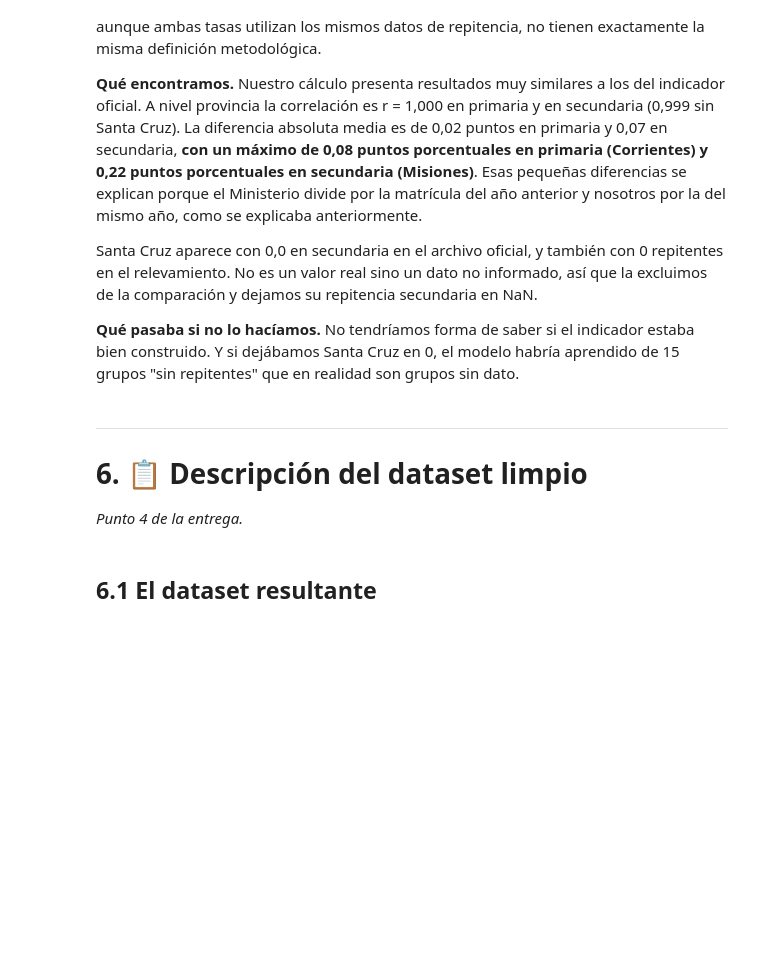
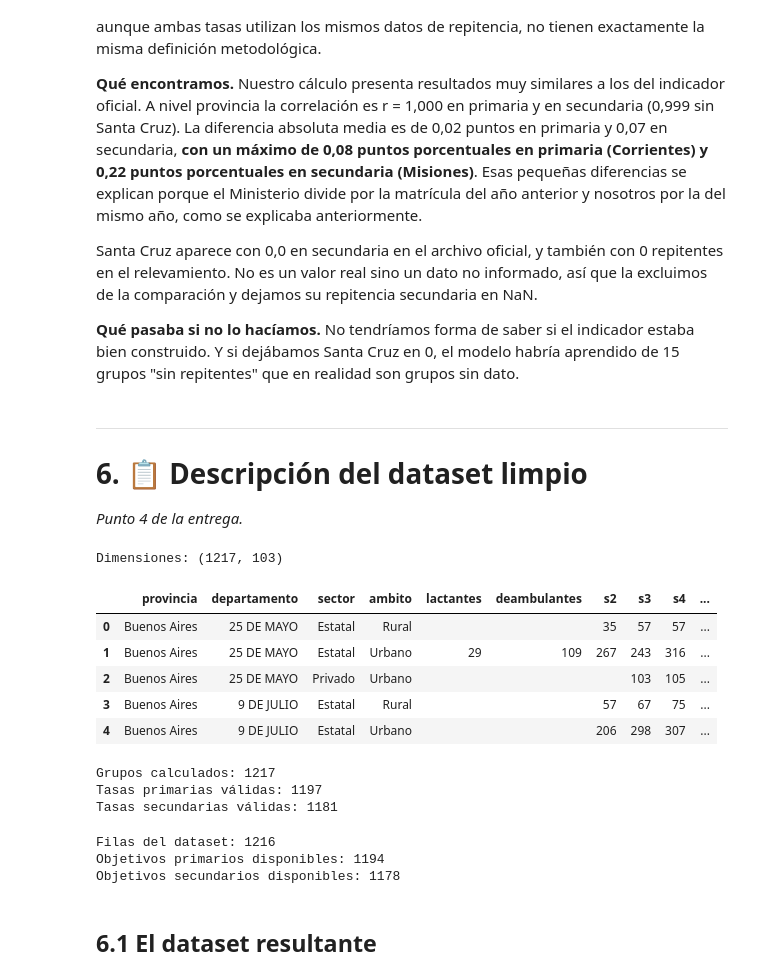
Before and after one commit to ju4n1t0x/repitencia_educacional, a Jupyter notebook: TRABAJO_APREN_AUTOMATICO_completo.ipynb, the cells around one changed output. Saved outputs shown, nothing was run; the diff lists cells and outputs as text; code cells hidden in the pictures; blank space fills up the shorter version.

```diff
--- a/TRABAJO_APREN_AUTOMATICO_completo.ipynb
+++ b/TRABAJO_APREN_AUTOMATICO_completo.ipynb
@@ -2332,6 +2332,84 @@ Santa Cruz aparece con 0,0 en secundaria en el archivo oficial, y también con 0
 # 6. 📋 Descripción del dataset limpio
 
 *Punto 4 de la entrega.*
+# %%
+# Cargar matrícula 2025
+df_matriculas_2025 = pd.read_csv(
+    "datasets_crudos/2025 Matricula - agregada.csv",
+    sep=";"
+)
+
+print("Dimensiones:", df_matriculas_2025.shape)
+display(df_matriculas_2025.head())
+# %% [output]
+Dimensiones: (1217, 103)
+|  | provincia | departamento | sector | ambito | lactantes | deambulantes | s2 | s3 | s4 | ... |
+| 0 | Buenos Aires | 25 DE MAYO | Estatal | Rural |  |  | 35 | 57 | 57 | ... |
+| 1 | Buenos Aires | 25 DE MAYO | Estatal | Urbano | 29 | 109 | 267 | 243 | 316 | ... |
+| 2 | Buenos Aires | 25 DE MAYO | Privado | Urbano |  |  |  | 103 | 105 | ... |
+| 3 | Buenos Aires | 9 DE JULIO | Estatal | Rural |  |  | 57 | 67 | 75 | ... |
+| 4 | Buenos Aires | 9 DE JULIO | Estatal | Urbano |  |  | 206 | 298 | 307 | ... |
+# %%
+# Normalizar provincia
+df_matriculas_2025["pn"] = df_matriculas_2025["provincia"].map(norm)
+
+# Calcular matrícula y repitentes por nivel
+bloques_2025 = []
+
+for pn in sorted(df_matriculas_2025.pn.dropna().unique()):
+    corte = 6 if estructura[pn] == "6-6" else 7
+
+    PRI = [str(i) for i in range(1, corte + 1)]
+    SEC = [str(i) for i in range(corte + 1, 13)]
+
+    gm = df_matriculas_2025[df_matriculas_2025.pn == pn]
+
+    f = gm[IDS].copy()
+    f["mat_pri_2025"] = suma(gm, ["_" + i for i in PRI])
+    f["mat_sec_2025"] = suma(gm, ["_" + i for i in SEC])
+    f["rep_pri_2025"] = suma(gm, ["r_" + i for i in PRI])
+    f["rep_sec_2025"] = suma(gm, ["r_" + i for i in SEC])
+
+    bloques_2025.append(f)
+
+IND_2025 = pd.concat(bloques_2025, ignore_index=True)
+
+# Calcular tasas
+IND_2025["tasa_repitencia_pri_2025"] = tasa(
+    IND_2025.rep_pri_2025, IND_2025.mat_pri_2025
+)
+IND_2025["tasa_repitencia_sec_2025"] = tasa(
+    IND_2025.rep_sec_2025, IND_2025.mat_sec_2025
+)
+
+print("Grupos calculados:", len(IND_2025))
+print("Tasas primarias válidas:", IND_2025.tasa_repitencia_pri_2025.notna().sum())
+print("Tasas secundarias válidas:", IND_2025.tasa_repitencia_sec_2025.notna().sum())
+# %% [output]
+Grupos calculados: 1217
+Tasas primarias válidas: 1197
+Tasas secundarias válidas: 1181
+# %%
+# Incorporar objetivos 2025 al dataset de 2024
+df_limpio = df_limpio.merge(
+    IND_2025[IDS + [
+        "tasa_repitencia_pri_2025",
+        "tasa_repitencia_sec_2025"
+    ]],
+    on=IDS,
+    how="left",
+    validate="one_to_one"
+)
+
+print("Filas del dataset:", len(df_limpio))
+print("Objetivos primarios disponibles:",
+      df_limpio.tasa_repitencia_pri_2025.notna().sum())
+print("Objetivos secundarios disponibles:",
+      df_limpio.tasa_repitencia_sec_2025.notna().sum())
+# %% [output]
+Filas del dataset: 1216
+Objetivos primarios disponibles: 1194
+Objetivos secundarios disponibles: 1178
 # %% [markdown]
 ## 6.1 El dataset resultante
 # %%
```
Also changed, not shown: parts of 4 cells of this notebook.
